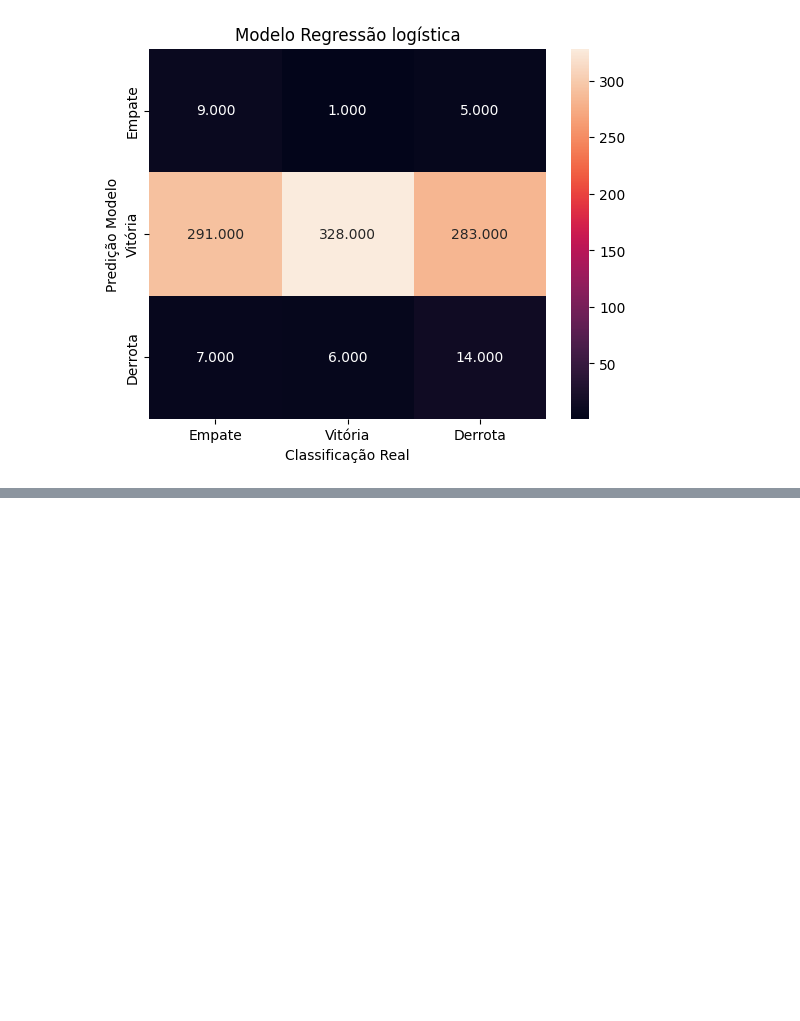
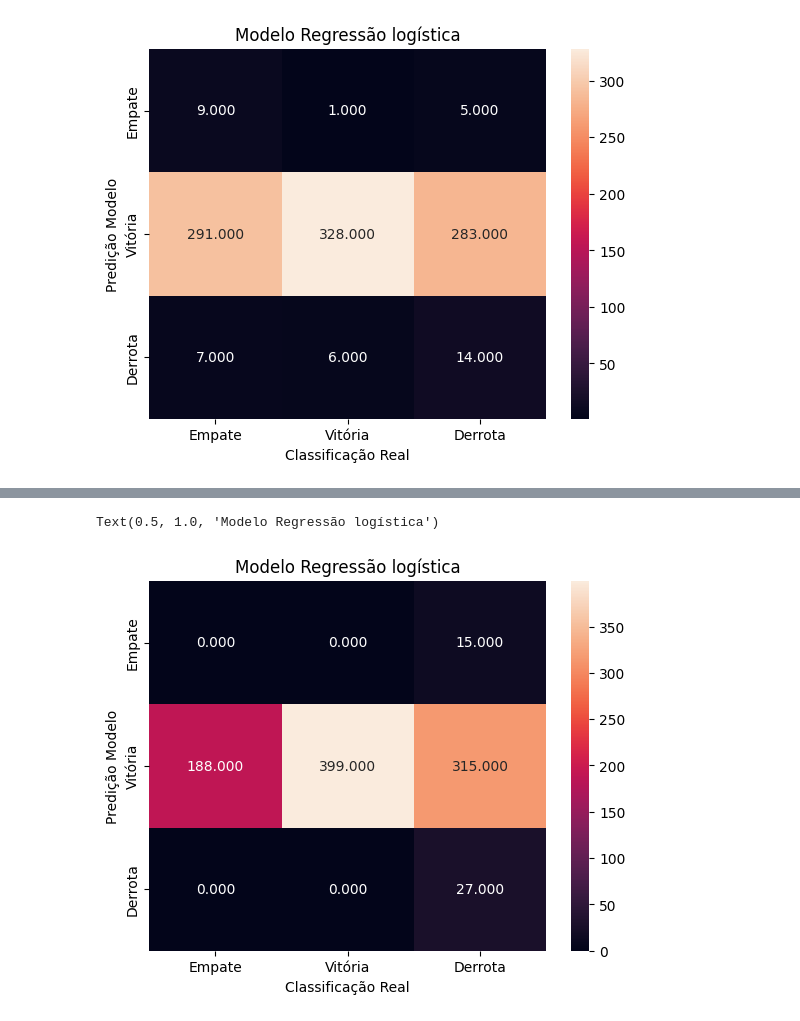
Before and after one commit to paulopetrillo/PROJETO_IFMA_SOFTEX, a Jupyter notebook: Multinomial_Logistic_Regression.ipynb, the cells around one changed output, grey strips where cells are left out. Drawn from its saved outputs; the diff is of its cells as text; code cells hidden in the pictures; blank space fills up the shorter version.

```diff
--- a/Multinomial_Logistic_Regression.ipynb
+++ b/Multinomial_Logistic_Regression.ipynb
@@ -256,0 +322,14 @@ Text(0.5, 1.0, 'Modelo Regressão logística')
+# %%
+#imprimir a Matriz de Confusão para Regressão Logística com parametros otimizados.
+logReg_bal_y_pred = logReg.predict(X_test_bal)
+
+logReg_bal_cm = metrics.confusion_matrix(logReg_bal_y_pred, y_test_bal)
+
+sns.heatmap(logReg_bal_cm, annot=True, fmt='.3f', xticklabels = ["Empate", "Vitória", "Derrota"] , yticklabels = ["Empate", "Vitória", "Derrota"] )
+
+plt.ylabel('Predição Modelo')
+plt.xlabel('Classificação Real')
+plt.title('Modelo Regressão logística')
+# %% [output]
+Text(0.5, 1.0, 'Modelo Regressão logística')
+[figure, added]
```
Also changed, not shown: parts of 11 cells of this notebook.
